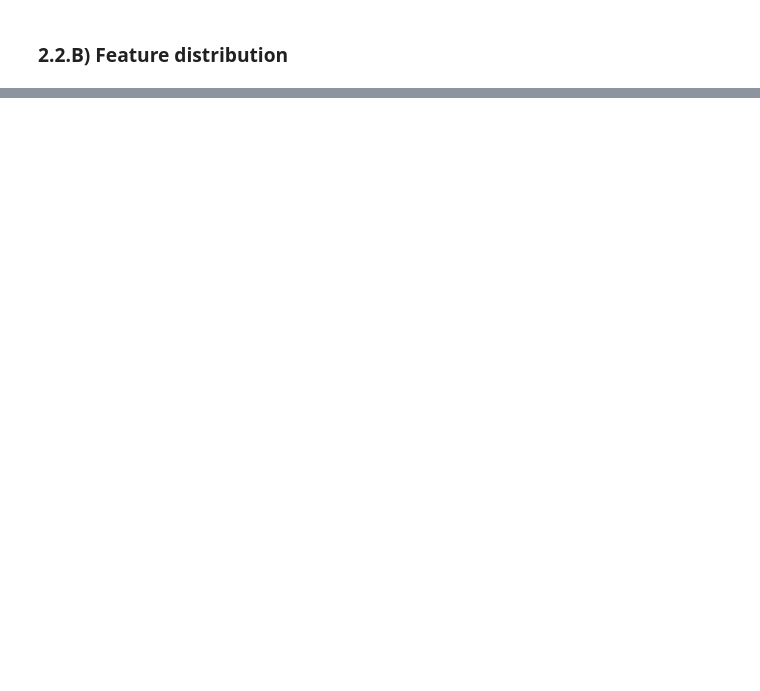
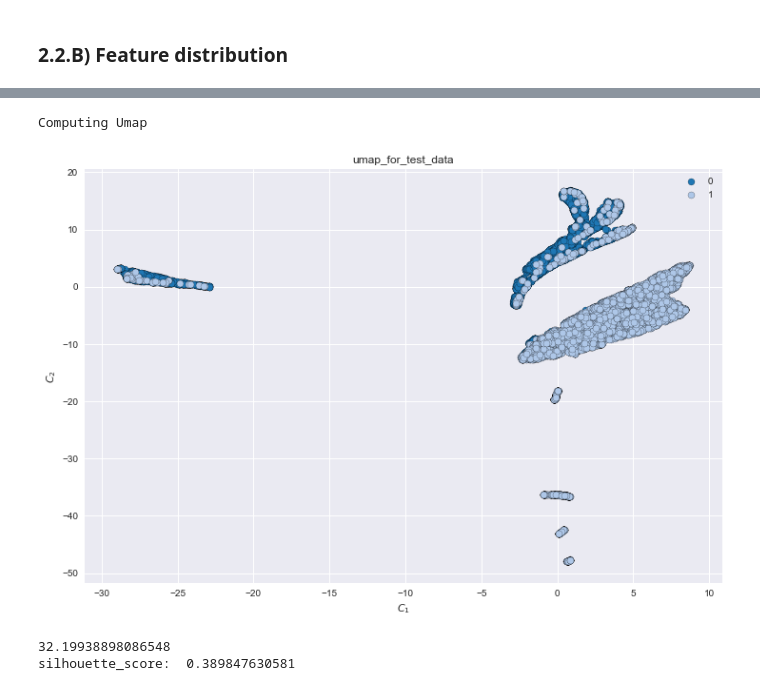
Before and after one commit to armitakhn/NLP_project, a Jupyter notebook: code/Feature analysis.ipynb, the cells around one changed output, grey strips where cells are left out. Drawn from its saved outputs; the diff is of its cells as text; code cells hidden in the pictures; blank space fills up the shorter version.

```diff
--- a/code/Feature analysis.ipynb
+++ b/code/Feature analysis.ipynb
@@ -53,0 +55,9 @@ Reading training set & extracting labels takes 3.2537 s
+# %%
+start = time.time()
+# these are the predicted labels highest rank in Kaggle
+# ====== read testing features as str ====== #
+test_label = np.genfromtxt(path_data + 'tuned_submission_gboost_01.csv', delimiter=',', skip_header=1)
+
+end = time.time()
+print('Reading testing_label features takes %.4f s' % (end-start))
+test_label = test_label[:,1].astype(int)
@@ -138,0 +240,21 @@ pd_testing_features.describe()
+# %%
+# Umap for test data - labels from Kaggle final submission of xgboost
+#a very efficient method
+res = pd.DataFrame(index=["Computation time", "Silhouette score", "Calinski-Harabazscore"])
+print("Computing Umap")
+import time
+import umap
+t = time.time()
+X_umap = umap.UMAP(n_neighbors= 30, min_dist=0.001,metric='correlation').fit_transform(testing_features)
+t = time.time() - t
+fig, ax = plot_repr(X_umap, test_label, title="umap_for_test_data")
+res.loc[:, ax.get_title()] = (t, silhouette_score(X_umap, test_label), calinski_harabaz_score(X_umap, test_label))
+plt.show()
+
+print(t)
+print('silhouette_score: ',silhouette_score(X_umap, test_label))
+# %% [output]
+Computing Umap
+[figure, added]
+32.19938898086548
+silhouette_score:  0.389847630581
```
Also changed, not shown: parts of 23 cells of this notebook.
